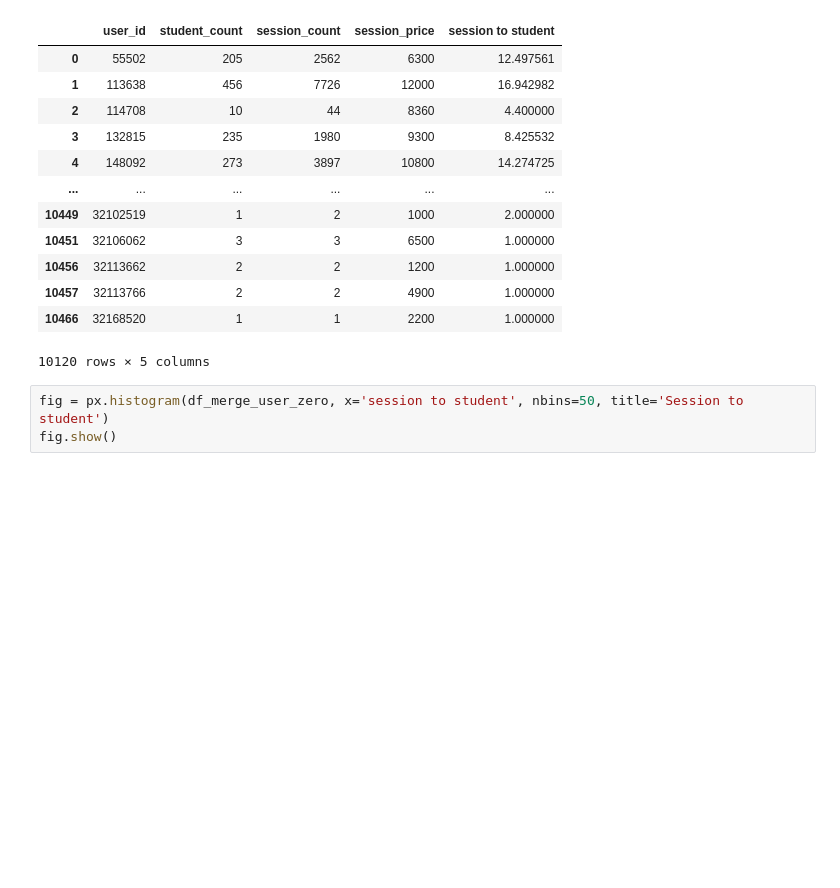
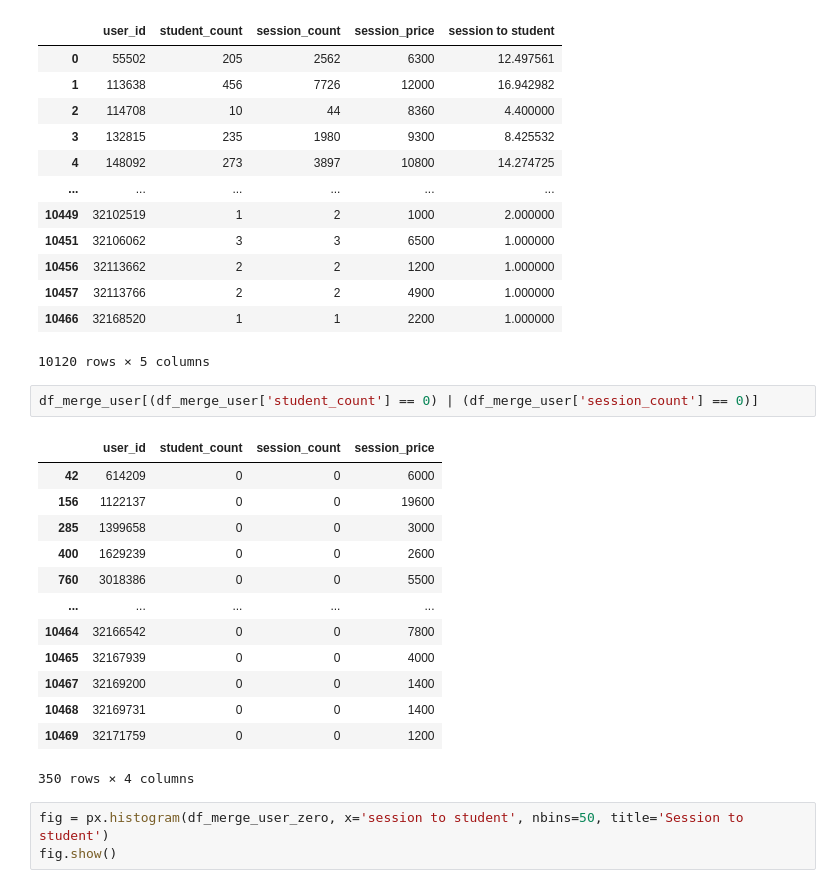
Before and after one commit to ernmin/Project4GA, a Jupyter notebook: EDA/EDA.ipynb, the cells around one changed output. Cells and saved outputs as stored; diff of their text form; blank space fills up the shorter version.

```diff
--- a/EDA/EDA.ipynb
+++ b/EDA/EDA.ipynb
@@ -981,6 +981,22 @@ df_merge_user_zero
 | 10457 | 32113766 | 2 | 2 | 4900 | 1.000000 |
 | 10466 | 32168520 | 1 | 1 | 2200 | 1.000000 |
 10120 rows × 5 columns
+# %%
+df_merge_user[(df_merge_user['student_count'] == 0) | (df_merge_user['session_count'] == 0)]
+# %% [output]
+|  | user_id | student_count | session_count | session_price |
+| 42 | 614209 | 0 | 0 | 6000 |
+| 156 | 1122137 | 0 | 0 | 19600 |
+| 285 | 1399658 | 0 | 0 | 3000 |
+| 400 | 1629239 | 0 | 0 | 2600 |
+| 760 | 3018386 | 0 | 0 | 5500 |
+| ... | ... | ... | ... | ... |
+| 10464 | 32166542 | 0 | 0 | 7800 |
+| 10465 | 32167939 | 0 | 0 | 4000 |
+| 10467 | 32169200 | 0 | 0 | 1400 |
+| 10468 | 32169731 | 0 | 0 | 1400 |
+| 10469 | 32171759 | 0 | 0 | 1200 |
+350 rows × 4 columns
 # %%
 fig = px.histogram(df_merge_user_zero, x='session to student', nbins=50, title='Session to student')
 fig.show()
```
Also changed, not shown: 1 other file.
